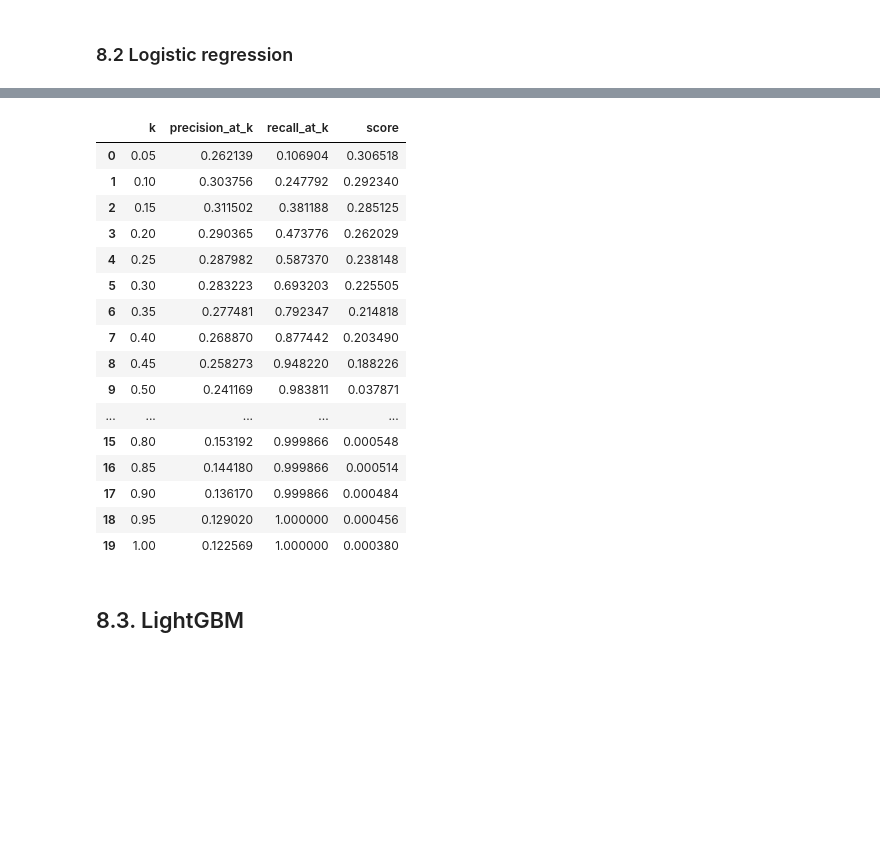
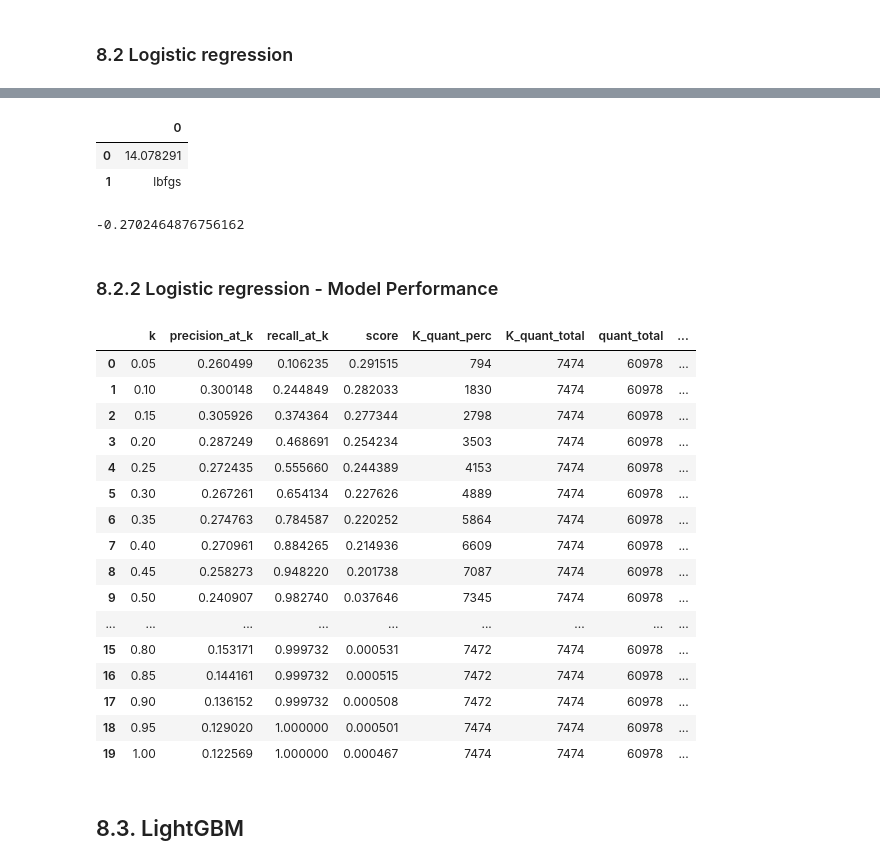
Before and after one commit to Andre10DS/health_insurance_cross-sell, a Jupyter notebook: notebooks/1.0_Health_Insurance.ipynb, the cells around one changed output, grey strips where cells are left out. Saved outputs shown, nothing was run; the diff lists cells and outputs as text; code cells hidden in the pictures; blank space fills up the shorter version.

```diff
--- a/notebooks/1.0_Health_Insurance.ipynb
+++ b/notebooks/1.0_Health_Insurance.ipynb
@@ -843,2 +880,0 @@ bayes_search_log = BayesSearchCV( model_lr, params, cv=stratified_kfold, n_iter=
-# %%
-bayes_search_log.fit(x_train, y_train)
@@ -857,2 +903,14 @@ pd.DataFrame(list(bayes_search_log.best_params_.items()), columns=['Parameter',
+# %%
+pd.DataFrame(list(result.x))
+# %% [output]
+|  | 0 |
+| 0 | 14.078291 |
+| 1 | lbfgs |
+# %%
+result.fun
+# %% [output]
+-0.2702464876756162
+# %% [markdown]
+### 8.2.2 Logistic regression - Model Performance
 # %%
 # model definition
@@ -863,25 +921,25 @@ lr_model.fit( x_train, y_train )
 
 # model prediction
 yhat_lr = lr_model.predict_proba( x_val )
-# %%
-make_score(y_val, yhat_lr)
-# %% [output]
-|  | k | precision_at_k | recall_at_k | score |
-| 0 | 0.05 | 0.262139 | 0.106904 | 0.306518 |
-| 1 | 0.10 | 0.303756 | 0.247792 | 0.292340 |
-| 2 | 0.15 | 0.311502 | 0.381188 | 0.285125 |
-| 3 | 0.20 | 0.290365 | 0.473776 | 0.262029 |
-| 4 | 0.25 | 0.287982 | 0.587370 | 0.238148 |
-| 5 | 0.30 | 0.283223 | 0.693203 | 0.225505 |
-| 6 | 0.35 | 0.277481 | 0.792347 | 0.214818 |
-| 7 | 0.40 | 0.268870 | 0.877442 | 0.203490 |
-| 8 | 0.45 | 0.258273 | 0.948220 | 0.188226 |
-| 9 | 0.50 | 0.241169 | 0.983811 | 0.037871 |
-| ... | ... | ... | ... | ... |
-| 15 | 0.80 | 0.153192 | 0.999866 | 0.000548 |
-| 16 | 0.85 | 0.144180 | 0.999866 | 0.000514 |
-| 17 | 0.90 | 0.136170 | 0.999866 | 0.000484 |
-| 18 | 0.95 | 0.129020 | 1.000000 | 0.000456 |
-| 19 | 1.00 | 0.122569 | 1.000000 | 0.000380 |
+# %%
+make_score_value(y_val, yhat_lr, 150, 50)
+# %% [output]
+|  | k | precision_at_k | recall_at_k | score | K_quant_perc | K_quant_total | quant_total | ... |
+| 0 | 0.05 | 0.260499 | 0.106235 | 0.291515 | 794 | 7474 | 60978 | ... |
+| 1 | 0.10 | 0.300148 | 0.244849 | 0.282033 | 1830 | 7474 | 60978 | ... |
+| 2 | 0.15 | 0.305926 | 0.374364 | 0.277344 | 2798 | 7474 | 60978 | ... |
+| 3 | 0.20 | 0.287249 | 0.468691 | 0.254234 | 3503 | 7474 | 60978 | ... |
+| 4 | 0.25 | 0.272435 | 0.555660 | 0.244389 | 4153 | 7474 | 60978 | ... |
+| 5 | 0.30 | 0.267261 | 0.654134 | 0.227626 | 4889 | 7474 | 60978 | ... |
+| 6 | 0.35 | 0.274763 | 0.784587 | 0.220252 | 5864 | 7474 | 60978 | ... |
+| 7 | 0.40 | 0.270961 | 0.884265 | 0.214936 | 6609 | 7474 | 60978 | ... |
+| 8 | 0.45 | 0.258273 | 0.948220 | 0.201738 | 7087 | 7474 | 60978 | ... |
+| 9 | 0.50 | 0.240907 | 0.982740 | 0.037646 | 7345 | 7474 | 60978 | ... |
+| ... | ... | ... | ... | ... | ... | ... | ... | ... |
+| 15 | 0.80 | 0.153171 | 0.999732 | 0.000531 | 7472 | 7474 | 60978 | ... |
+| 16 | 0.85 | 0.144161 | 0.999732 | 0.000515 | 7472 | 7474 | 60978 | ... |
+| 17 | 0.90 | 0.136152 | 0.999732 | 0.000508 | 7472 | 7474 | 60978 | ... |
+| 18 | 0.95 | 0.129020 | 1.000000 | 0.000501 | 7474 | 7474 | 60978 | ... |
+| 19 | 1.00 | 0.122569 | 1.000000 | 0.000467 | 7474 | 7474 | 60978 | ... |
 # %% [markdown]
 ## 8.3. LightGBM
```
Also changed, not shown: parts of 117 cells of this notebook, 16 other files.
